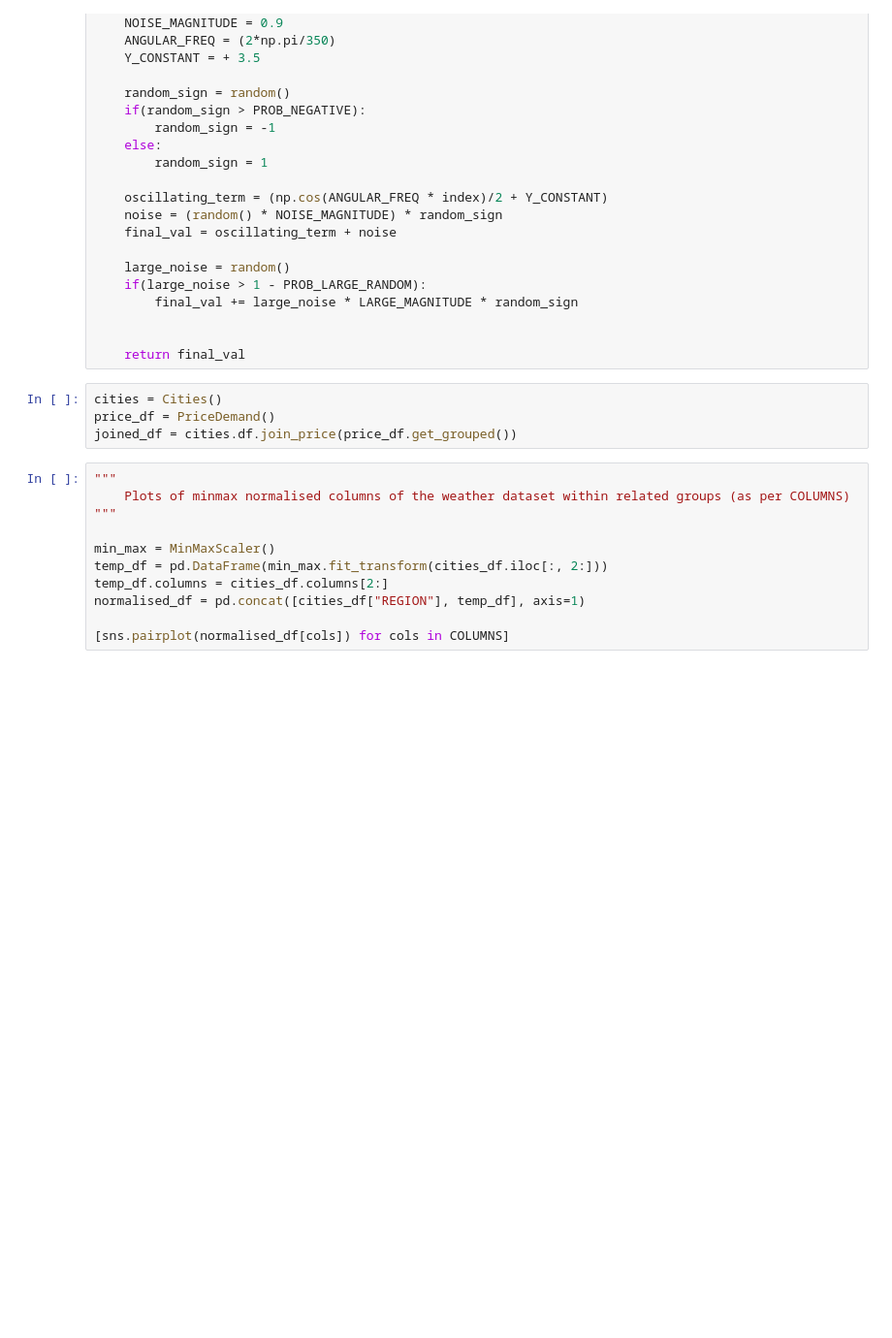
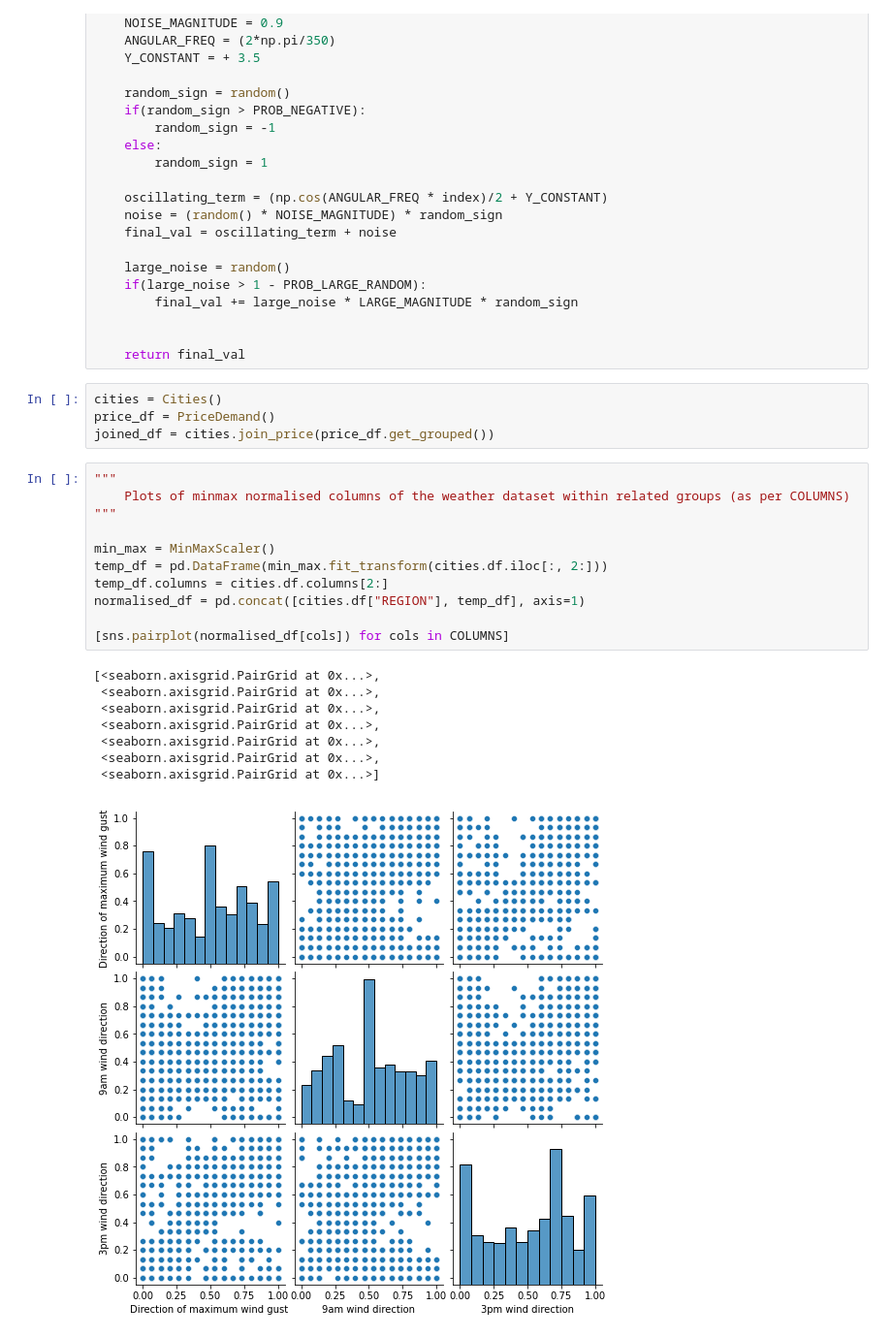
Before and after one commit to sha256yan/weather_analysis, a Jupyter notebook: plotting.ipynb, the cells around one changed output. Shown: that part at 97% size. Saved outputs shown, nothing was run; the diff lists cells and outputs as text; blank space fills up the shorter version.

Commit message:
cleaned up Cities and CitiesDataFrame classes

```diff
--- a/plotting.ipynb
+++ b/plotting.ipynb
@@ -43,15 +44,24 @@ def fake_evaporation(index):
 # %%
 cities = Cities()
 price_df = PriceDemand()
-joined_df = cities.df.join_price(price_df.get_grouped())
+joined_df = cities.join_price(price_df.get_grouped())
 # %%
 """
     Plots of minmax normalised columns of the weather dataset within related groups (as per COLUMNS)
 """
 
 min_max = MinMaxScaler()
-temp_df = pd.DataFrame(min_max.fit_transform(cities_df.iloc[:, 2:]))
-temp_df.columns = cities_df.columns[2:]
-normalised_df = pd.concat([cities_df["REGION"], temp_df], axis=1)
+temp_df = pd.DataFrame(min_max.fit_transform(cities.df.iloc[:, 2:]))
+temp_df.columns = cities.df.columns[2:]
+normalised_df = pd.concat([cities.df["REGION"], temp_df], axis=1)
 
 [sns.pairplot(normalised_df[cols]) for cols in COLUMNS]
+# %% [output]
+[<seaborn.axisgrid.PairGrid at 0x...>,
+ <seaborn.axisgrid.PairGrid at 0x...>,
+ <seaborn.axisgrid.PairGrid at 0x...>,
+ <seaborn.axisgrid.PairGrid at 0x...>,
+ <seaborn.axisgrid.PairGrid at 0x...>,
+ <seaborn.axisgrid.PairGrid at 0x...>,
+ <seaborn.axisgrid.PairGrid at 0x...>]
+[figure, added]
```
Also changed, not shown: parts of 14 cells of this notebook, 3 other files.
